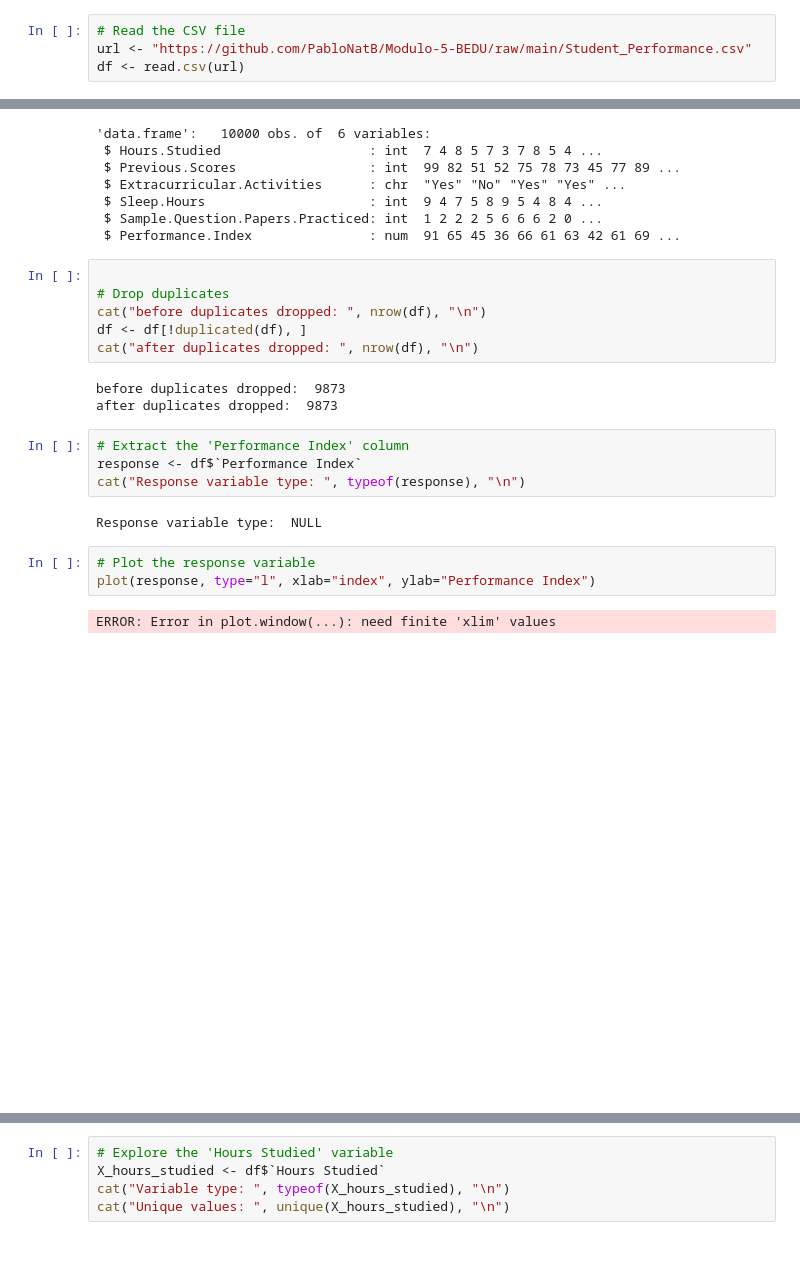
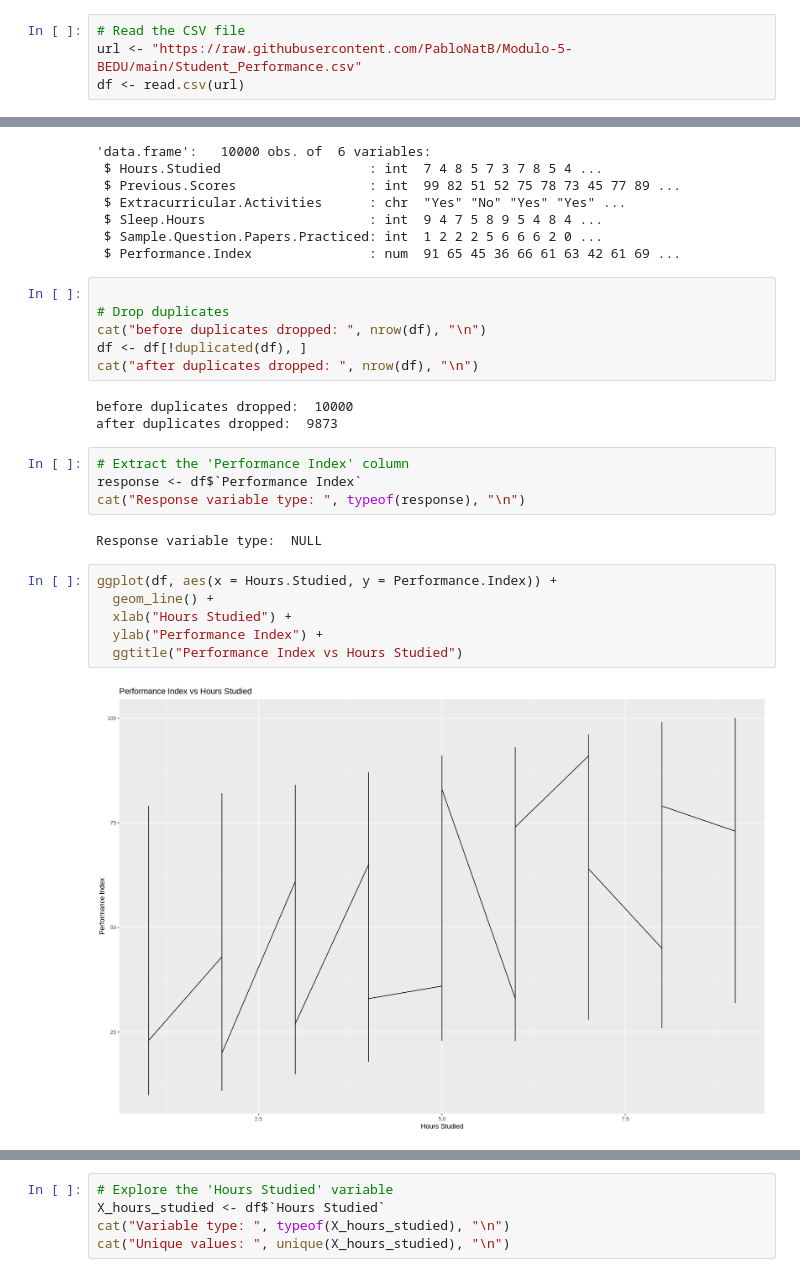
Before and after one commit to PabloNatB/Student-Perfomance-Regression, a Jupyter notebook: Student_Regresion.ipynb, the cells around one changed output, grey strips where cells are left out. Saved outputs shown, nothing was run; the diff lists cells and outputs as text; blank space fills up the shorter version.

```diff
--- a/Student_Regresion.ipynb
+++ b/Student_Regresion.ipynb
@@ -42,7 +63,7 @@ options(warn=-1)
 options(repr.plot.width=15, repr.plot.height=10)
 # %%
 # Read the CSV file
-url <- "https://github.com/PabloNatB/Modulo-5-BEDU/raw/main/Student_Performance.csv"
+url <- "https://raw.githubusercontent.com/PabloNatB/Modulo-5-BEDU/main/Student_Performance.csv"
 df <- read.csv(url)
 # %%
 # Display the first few rows of the dataframe
@@ -75,7 +96,7 @@ cat("before duplicates dropped: ", nrow(df), "\n")
 df <- df[!duplicated(df), ]
 cat("after duplicates dropped: ", nrow(df), "\n")
 # %% [output]
-before duplicates dropped:  9873
+before duplicates dropped:  10000
 after duplicates dropped:  9873
 # %%
 # Extract the 'Performance Index' column
@@ -83,12 +104,14 @@ response <- df$`Performance Index`
 cat("Response variable type: ", typeof(response), "\n")
 # %% [output]
 Response variable type:  NULL
-# %%
-# Plot the response variable
-plot(response, type="l", xlab="index", ylab="Performance Index")
-# %% [output]
-ERROR: Error in plot.window(...): need finite 'xlim' values
-[figure, removed]
+# %%
+ggplot(df, aes(x = Hours.Studied, y = Performance.Index)) +
+  geom_line() +
+  xlab("Hours Studied") +
+  ylab("Performance Index") +
+  ggtitle("Performance Index vs Hours Studied")
+# %% [output]
+[figure, added]
 # %%
 
 # Check the overall distribution of the response variable
```
Also changed, not shown: parts of 25 cells of this notebook.
